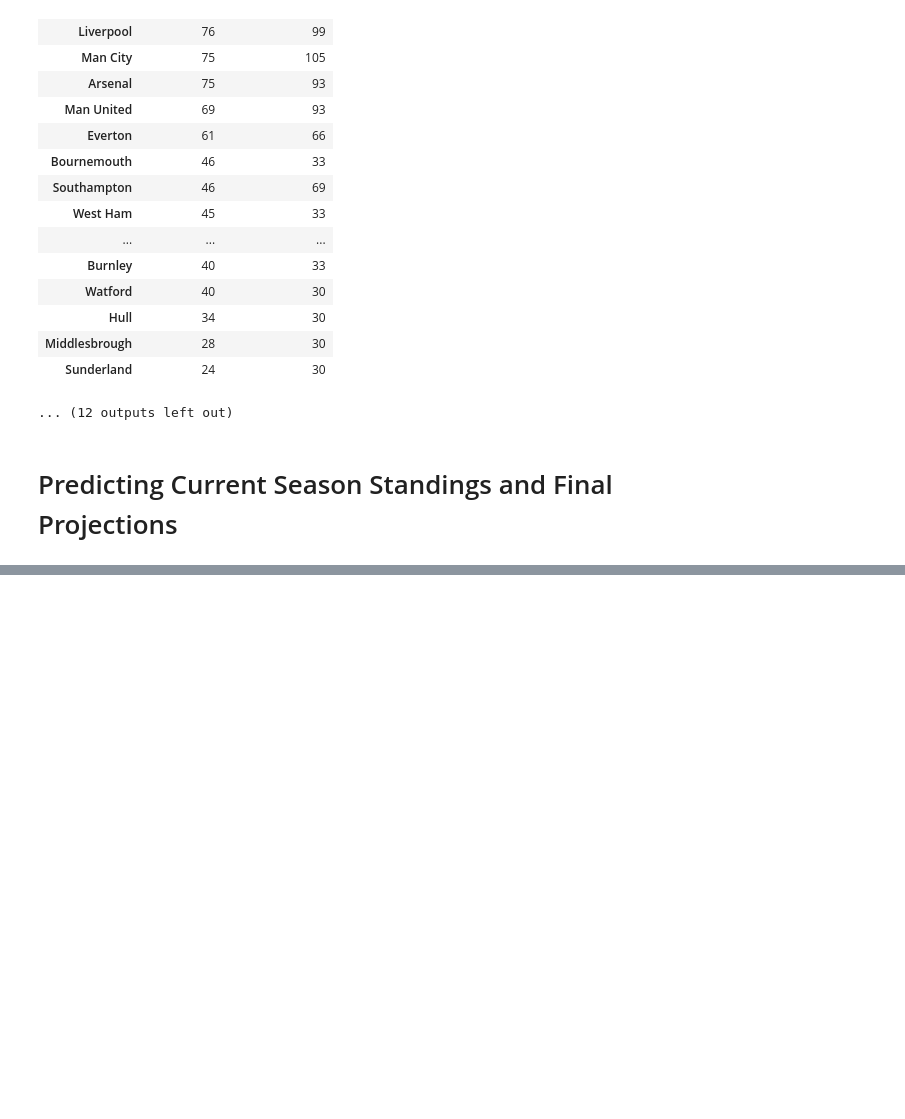
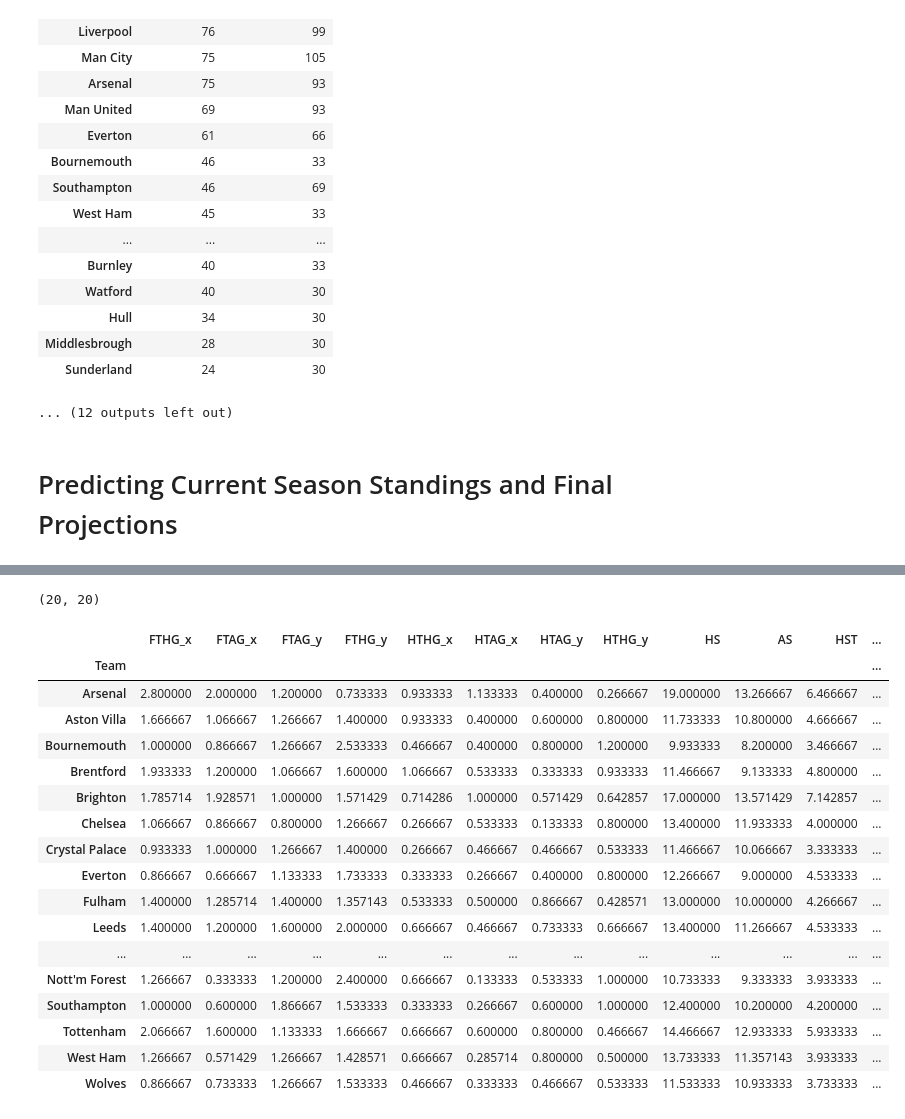
Before and after one commit to Sunan2002/Premier-Leauge-Prediction-Model, a Jupyter notebook: RandomForrest.ipynb, the cells around one changed output, grey strips where cells are left out. Saved outputs shown, nothing was run; the diff lists cells and outputs as text; code cells hidden in the pictures; blank space fills up the shorter version.

```diff
--- a/RandomForrest.ipynb
+++ b/RandomForrest.ipynb
@@ -499,0 +502,60 @@ fixtures_curr
+# %%
+home_played = fixtures_curr.groupby('HomeTeam').mean() #Mean of each team's home goals (full and half time), shots, corners, cards
+away_played = fixtures_curr.groupby('AwayTeam').mean() #Mean of each team's away goals (full and half time), shots, corners, cards
+# %%
+team_form = pd.DataFrame()
+team_form['Team'] = home_played.index
+
+team_form = team_form.merge(home_played['FTHG'], left_on='Team', right_index=True)
+team_form = team_form.merge(away_played['FTAG'], left_on='Team', right_index=True)
+
+team_form = team_form.merge(home_played['FTAG'], left_on='Team', right_index=True)
+team_form = team_form.merge(away_played['FTHG'], left_on='Team', right_index=True)
+
+team_form = team_form.merge(home_played['HTHG'], left_on='Team', right_index=True)
+team_form = team_form.merge(away_played['HTAG'], left_on='Team', right_index=True)
+
+team_form = team_form.merge(home_played['HTAG'], left_on='Team', right_index=True)
+team_form = team_form.merge(away_played['HTHG'], left_on='Team', right_index=True)
+
+team_form = team_form.merge(home_played['HS'], left_on='Team', right_index=True)
+team_form = team_form.merge(away_played['AS'], left_on='Team', right_index=True)
+
+team_form = team_form.merge(home_played['HST'], left_on='Team', right_index=True)
+team_form = team_form.merge(away_played['AST'], left_on='Team', right_index=True)
+
+team_form = team_form.merge(home_played['HF'], left_on='Team', right_index=True)
+team_form = team_form.merge(away_played['AF'], left_on='Team', right_index=True)
+
+team_form = team_form.merge(home_played['HC'], left_on='Team', right_index=True)
+team_form = team_form.merge(away_played['AC'], left_on='Team', right_index=True)
+
+team_form = team_form.merge(home_played['HY'], left_on='Team', right_index=True)
+team_form = team_form.merge(away_played['AY'], left_on='Team', right_index=True)
+
+team_form = team_form.merge(home_played['HR'], left_on='Team', right_index=True)
+team_form = team_form.merge(away_played['AR'], left_on='Team', right_index=True)
+
+team_form.set_index('Team', inplace=True)
+print(team_form.shape)
+team_form
+# %% [output]
+(20, 20)
+|  | FTHG_x | FTAG_x | FTAG_y | FTHG_y | HTHG_x | HTAG_x | HTAG_y | HTHG_y | HS | AS | HST | ... |
+| Team |  |  |  |  |  |  |  |  |  |  |  | ... |
+| Arsenal | 2.800000 | 2.000000 | 1.200000 | 0.733333 | 0.933333 | 1.133333 | 0.400000 | 0.266667 | 19.000000 | 13.266667 | 6.466667 | ... |
+| Aston Villa | 1.666667 | 1.066667 | 1.266667 | 1.400000 | 0.933333 | 0.400000 | 0.600000 | 0.800000 | 11.733333 | 10.800000 | 4.666667 | ... |
+| Bournemouth | 1.000000 | 0.866667 | 1.266667 | 2.533333 | 0.466667 | 0.400000 | 0.800000 | 1.200000 | 9.933333 | 8.200000 | 3.466667 | ... |
+| Brentford | 1.933333 | 1.200000 | 1.066667 | 1.600000 | 1.066667 | 0.533333 | 0.333333 | 0.933333 | 11.466667 | 9.133333 | 4.800000 | ... |
+| Brighton | 1.785714 | 1.928571 | 1.000000 | 1.571429 | 0.714286 | 1.000000 | 0.571429 | 0.642857 | 17.000000 | 13.571429 | 7.142857 | ... |
+| Chelsea | 1.066667 | 0.866667 | 0.800000 | 1.266667 | 0.266667 | 0.533333 | 0.133333 | 0.800000 | 13.400000 | 11.933333 | 4.000000 | ... |
+| Crystal Palace | 0.933333 | 1.000000 | 1.266667 | 1.400000 | 0.266667 | 0.466667 | 0.466667 | 0.533333 | 11.466667 | 10.066667 | 3.333333 | ... |
+| Everton | 0.866667 | 0.666667 | 1.133333 | 1.733333 | 0.333333 | 0.266667 | 0.400000 | 0.800000 | 12.266667 | 9.000000 | 4.533333 | ... |
+| Fulham | 1.400000 | 1.285714 | 1.400000 | 1.357143 | 0.533333 | 0.500000 | 0.866667 | 0.428571 | 13.000000 | 10.000000 | 4.266667 | ... |
+| Leeds | 1.400000 | 1.200000 | 1.600000 | 2.000000 | 0.666667 | 0.466667 | 0.733333 | 0.666667 | 13.400000 | 11.266667 | 4.533333 | ... |
+| ... | ... | ... | ... | ... | ... | ... | ... | ... | ... | ... | ... | ... |
+| Nott'm Forest | 1.266667 | 0.333333 | 1.200000 | 2.400000 | 0.666667 | 0.133333 | 0.533333 | 1.000000 | 10.733333 | 9.333333 | 3.933333 | ... |
+| Southampton | 1.000000 | 0.600000 | 1.866667 | 1.533333 | 0.333333 | 0.266667 | 0.600000 | 1.000000 | 12.400000 | 10.200000 | 4.200000 | ... |
+| Tottenham | 2.066667 | 1.600000 | 1.133333 | 1.666667 | 0.666667 | 0.600000 | 0.800000 | 0.466667 | 14.466667 | 12.933333 | 5.933333 | ... |
+| West Ham | 1.266667 | 0.571429 | 1.266667 | 1.428571 | 0.666667 | 0.285714 | 0.800000 | 0.500000 | 13.733333 | 11.357143 | 3.933333 | ... |
+| Wolves | 0.866667 | 0.733333 | 1.266667 | 1.533333 | 0.466667 | 0.333333 | 0.466667 | 0.533333 | 11.533333 | 10.933333 | 3.733333 | ... |
```
Also changed, not shown: parts of 15 cells of this notebook.
